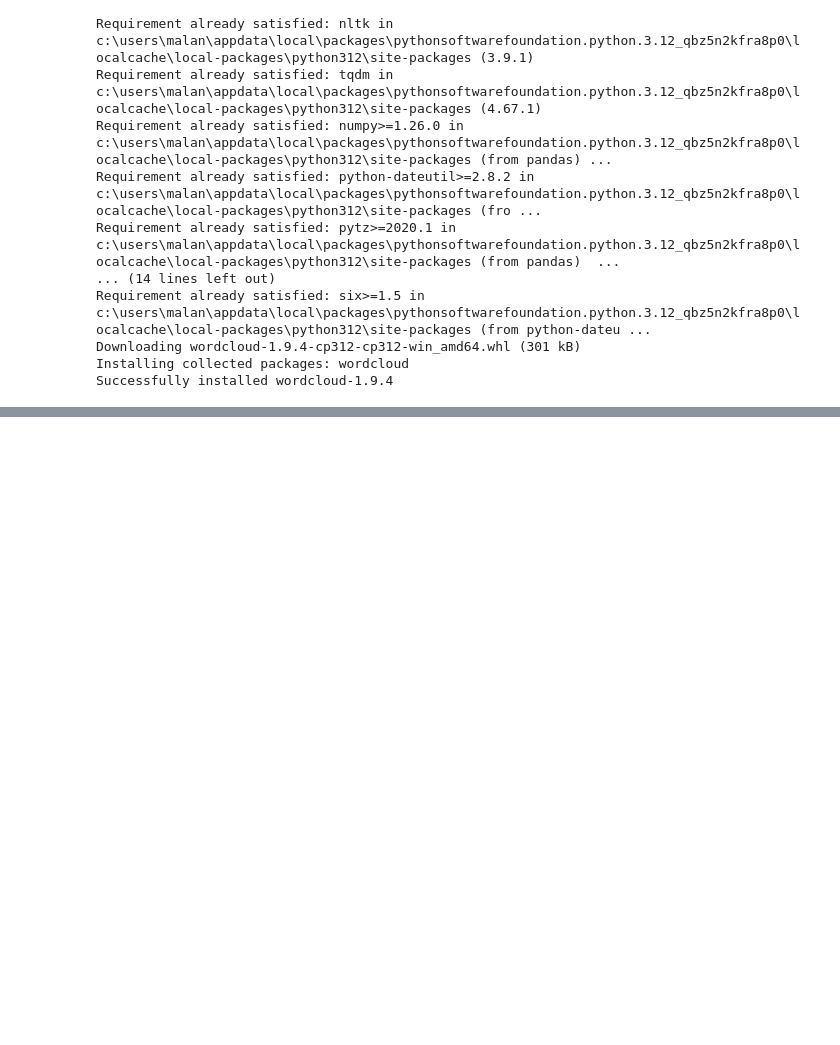
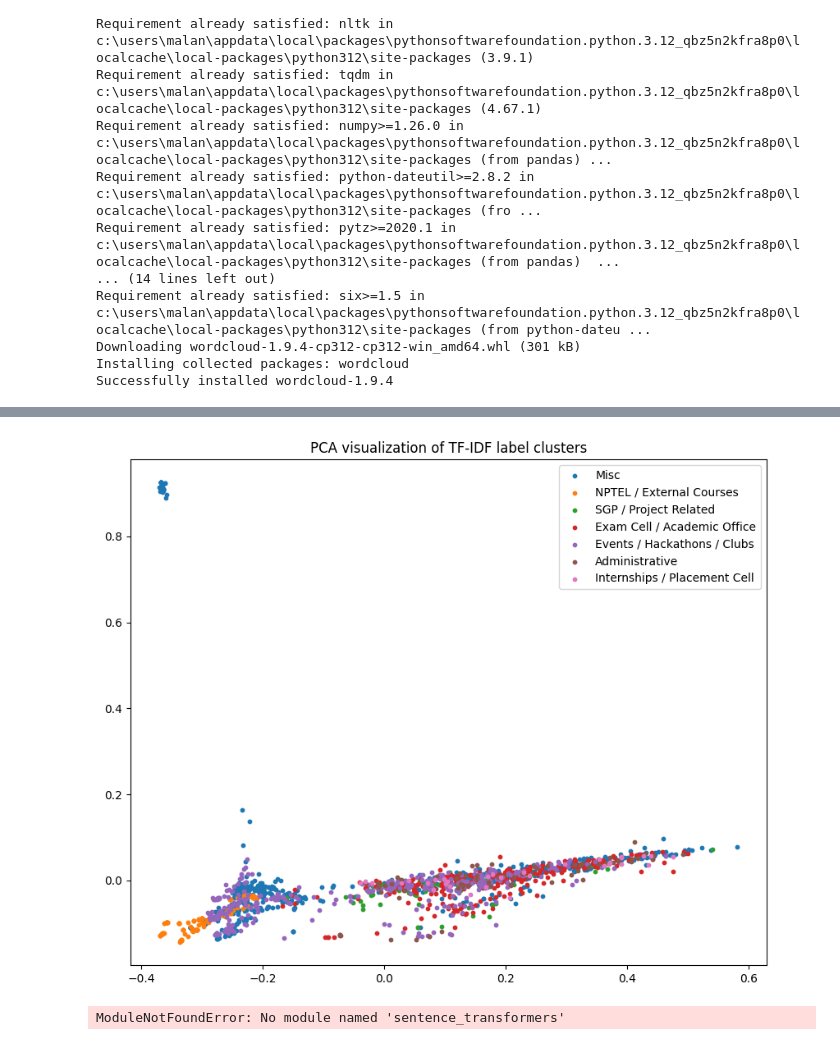
Before and after one commit to vmalani27/Uni-Dash_Reborn, a Jupyter notebook: Machine_Learning_Algo/Step3 visualisation after partial labelling.ipynb, the cells around one changed output, grey strips where cells are left out. Drawn from its saved outputs; the diff is of its cells as text; code cells hidden in the pictures; blank space fills up the shorter version.

```diff
--- a/Machine_Learning_Algo/Step3 visualisation after partial labelling.ipynb
+++ b/Machine_Learning_Algo/Step3 visualisation after partial labelling.ipynb
@@ -334,0 +90,13 @@ else:
+# %%
+from sklearn.metrics.pairwise import cosine_similarity
+
+labels = list(label_centroids.keys())
+
+for i in range(len(labels)):
+    for j in range(i+1, len(labels)):
+        sim = cosine_similarity(
+            label_centroids[labels[i]].reshape(1, -1),
+            label_centroids[labels[j]].reshape(1, -1)
+        )[0][0]
+
+        print(f"{labels[i]}  <->  {labels[j]}  =  {sim:.3f}")
@@ -334,0 +121,6 @@ else:
+# %%
+for label in labels:
+    vecs = np.vstack([v.toarray() for v in label_vectors[label]])
+    sims = cosine_similarity(vecs)
+    avg_sim = (np.sum(sims) - len(vecs)) / (len(vecs)**2 - len(vecs))
+    print(f"{label}: internal similarity = {avg_sim:.3f}")
@@ -334,0 +135,28 @@ else:
+# %%
+from sklearn.decomposition import PCA
+import matplotlib.pyplot as plt
+
+X_dense = X.toarray()
+
+pca = PCA(n_components=2)
+X2 = pca.fit_transform(X_dense)
+
+plt.figure(figsize=(10,8))
+for label in labels:
+    idx = df["label_source"] == label
+    plt.scatter(X2[idx,0], X2[idx,1], label=label, s=10)
+
+plt.legend()
+plt.title("PCA visualization of TF-IDF label clusters")
+plt.show()
+# %% [output]
+[figure, added]
+# %%
+from sentence_transformers import SentenceTransformer
+from sklearn.metrics.pairwise import cosine_similarity
+
+model = SentenceTransformer('all-MiniLM-L6-v2')
+
+emb = model.encode(df["clean_text"].tolist(), show_progress_bar=True)
+# %% [output]
+ModuleNotFoundError: No module named 'sentence_transformers'
```
Also changed, not shown: parts of 17 cells of this notebook, 7 other files.
